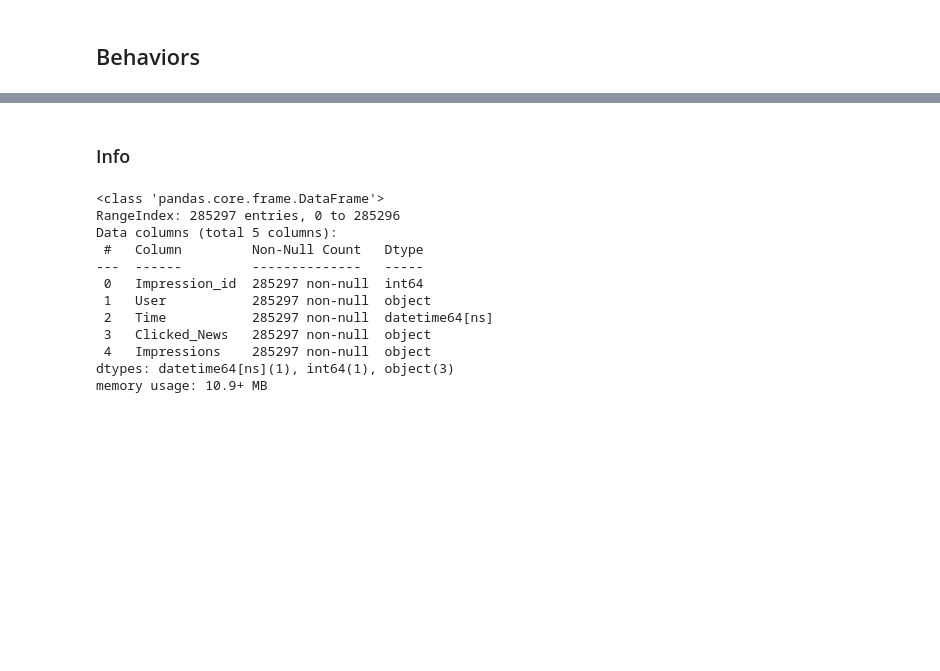
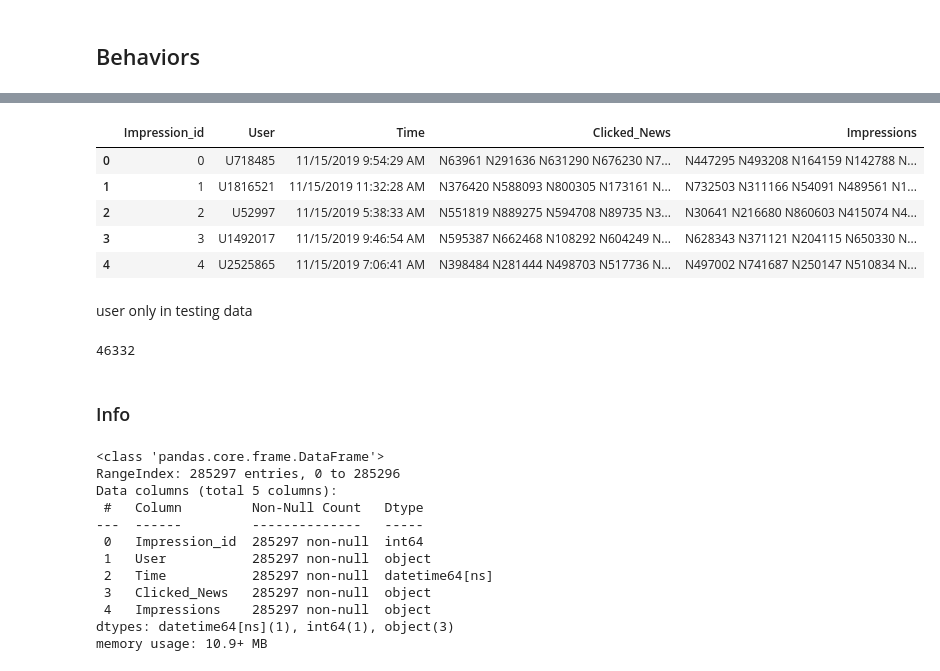
Before and after one commit to stevenson0421/MIND, a Jupyter notebook: script/script.ipynb, the cells around one changed output, grey strips where cells are left out. Saved outputs shown, nothing was run; the diff lists cells and outputs as text; code cells hidden in the pictures; blank space fills up the shorter version.

```diff
--- a/script/script.ipynb
+++ b/script/script.ipynb
@@ -190,3 +227,25 @@ behaviors.head()
+# %%
+column_names = ['Impression_id', 'User', 'Time', 'Clicked_News', 'Impressions']
+behaviors2 = pd.read_csv('../data/test_behaviors.tsv', sep='\t', names=column_names)
+behaviors2.head()
+# %% [output]
+|  | Impression_id | User | Time | Clicked_News | Impressions |
+| 0 | 0 | U718485 | 11/15/2019 9:54:29 AM | N63961 N291636 N631290 N676230 N7... | N447295 N493208 N164159 N142788 N... |
+| 1 | 1 | U1816521 | 11/15/2019 11:32:28 AM | N376420 N588093 N800305 N173161 N... | N732503 N311166 N54091 N489561 N1... |
+| 2 | 2 | U52997 | 11/15/2019 5:38:33 AM | N551819 N889275 N594708 N89735 N3... | N30641 N216680 N860603 N415074 N4... |
+| 3 | 3 | U1492017 | 11/15/2019 9:46:54 AM | N595387 N662468 N108292 N604249 N... | N628343 N371121 N204115 N650330 N... |
+| 4 | 4 | U2525865 | 11/15/2019 7:06:41 AM | N398484 N281444 N498703 N517736 N... | N497002 N741687 N250147 N510834 N... |
+# %% [markdown]
+user only in testing data
+# %%
+c = 0
+for i in behaviors2['User']:
+    if i not in behaviors['User']:
+        c += 1
+
+print(c)
+# %% [output]
+46332
 # %% [markdown]
 ### Info
 # %%
```
Also changed, not shown: parts of 20 cells of this notebook.
